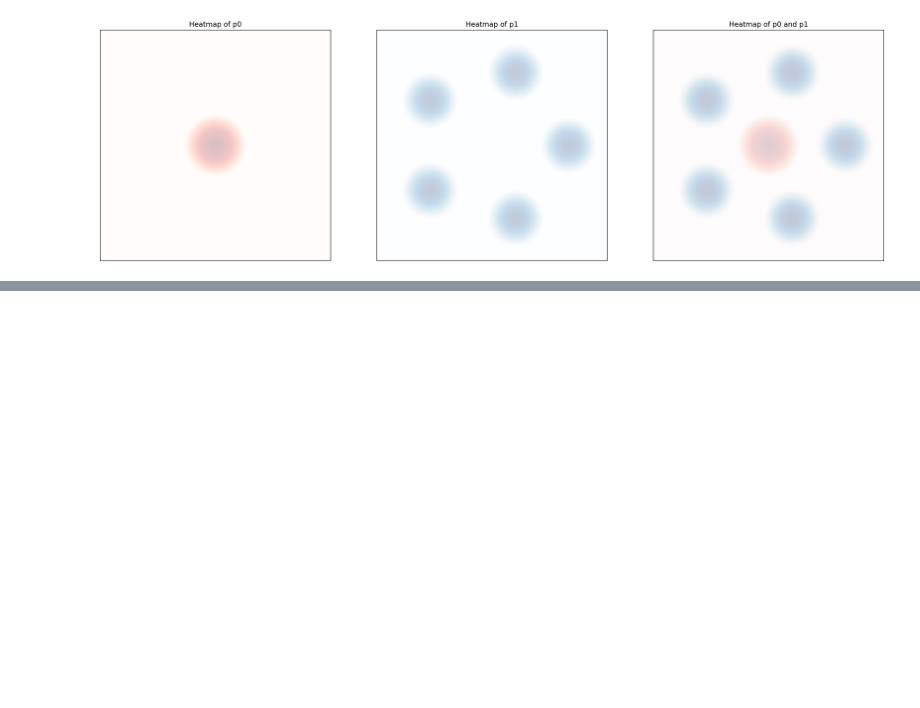
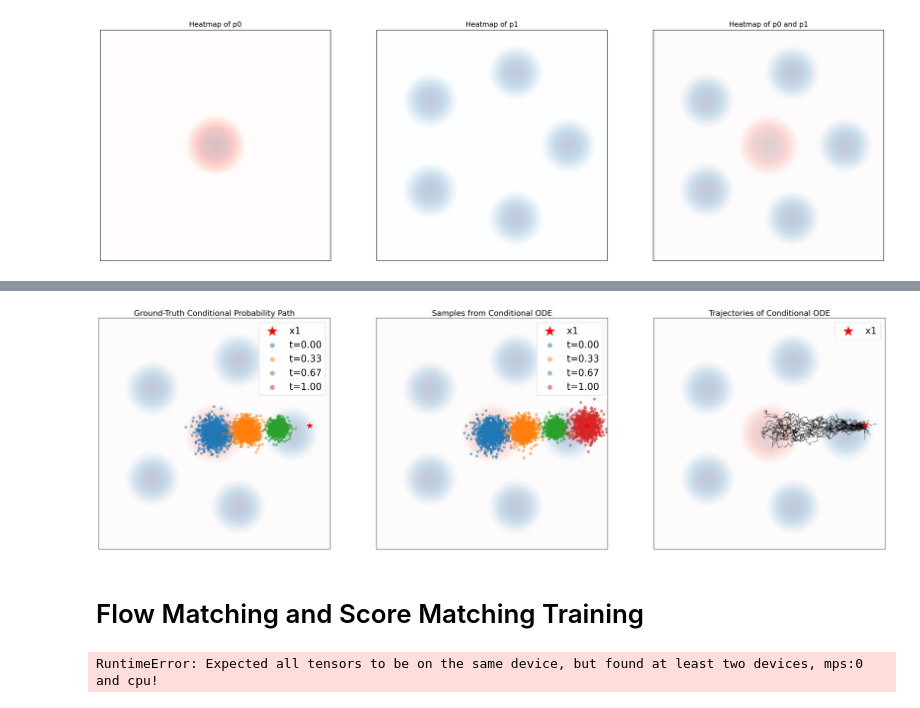
Before and after one commit to bkaplowitz/flow_project, a Jupyter notebook: __marimo__/flow-matching-lab02.ipynb, the cells around one changed output, grey strips where cells are left out. Saved outputs shown, nothing was run; the diff lists cells and outputs as text; code cells hidden in the pictures; blank space fills up the shorter version.

```diff
--- a/__marimo__/flow-matching-lab02.ipynb
+++ b/__marimo__/flow-matching-lab02.ipynb
@@ -290,0 +122,23 @@ RuntimeError: a Tensor with 100 elements cannot be converted to Scalar
+# %%
+conditional_vector_field_sde = ConditionalVectorFieldSDE(path, x1, sigma=params["sigma"])
+plot_flow_path(conditional_vector_field_sde, path, p_simple, p_data, x1, params)
+# %% [output]
+[figure, added]
+# %% [markdown]
+# Flow Matching and Score Matching Training
+# %%
+from flow_matching.models import MLPVectorField
+from flow_matching.trainer import ConditionalFlowMatchingTrainer
+
+path_flow = GaussianConditionalProbabilityPath(
+    p1=GaussianMixture.symmetric_2D(
+        nmodes=5, std=params["target_std"], scale=params["target_scale"]
+    ).to(device),
+    alpha=LinearAlpha(),
+    beta=SquareRootBeta(),
+).to(device)
+flow_model = MLPVectorField(dim=2, hidden_dims=[64, 64, 64, 64]).to(device)
+trainer = ConditionalFlowMatchingTrainer(path=path_flow, model=flow_model)
+_losses = trainer.train(num_epochs=5000, device=device, lr=1e-3, batch_size=1000)
+# %% [output]
+RuntimeError: Expected all tensors to be on the same device, but found at least two devices, mps:0 and cpu!
```
Also changed, not shown: parts of 4 cells of this notebook, 8 other files.
